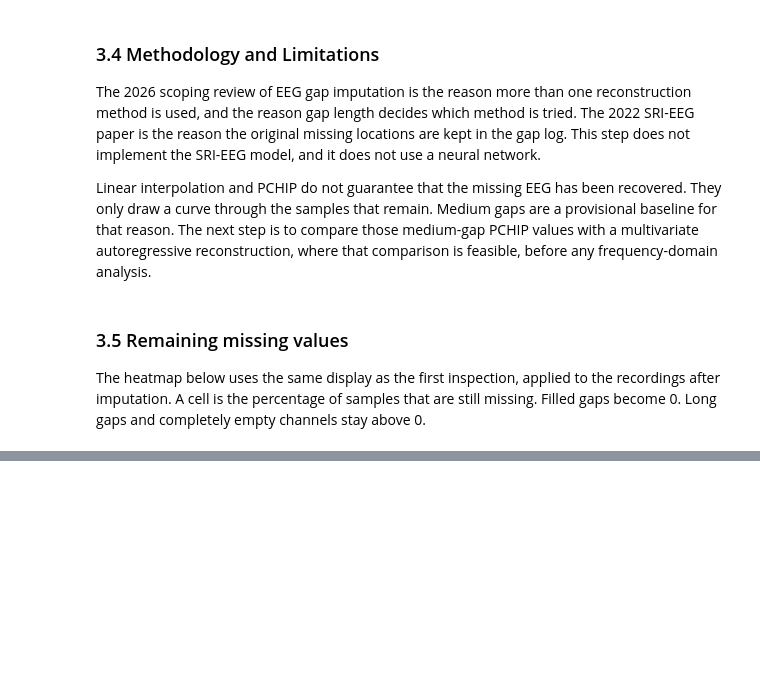
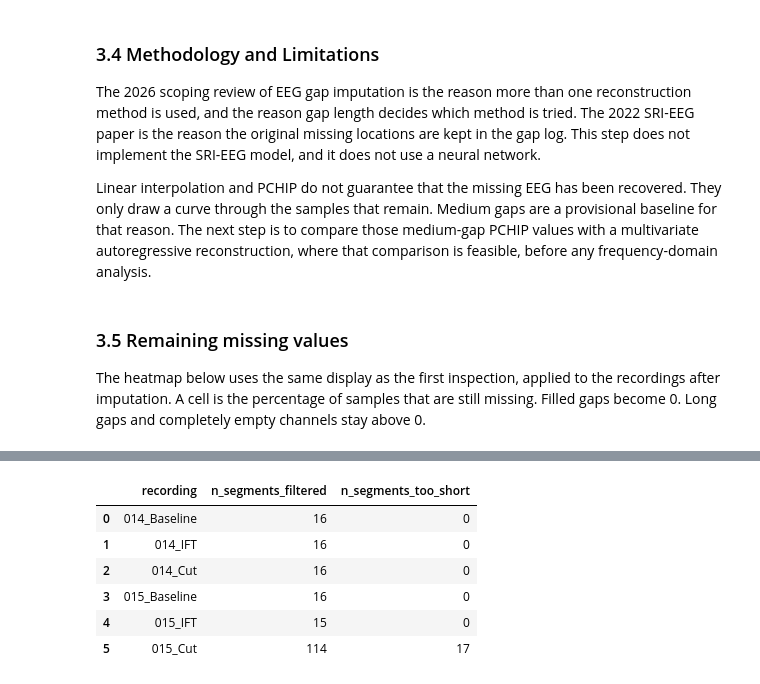
Before and after one commit to YossiAkerman/eeg_anesthesia, a Jupyter notebook: EEG_Research.ipynb, the cells around one changed output, grey strips where cells are left out. Drawn from its saved outputs; the diff is of its cells as text; code cells hidden in the pictures; blank space fills up the shorter version.

```diff
--- a/EEG_Research.ipynb
+++ b/EEG_Research.ipynb
@@ -205,0 +220,18 @@ missing_after_fig = eeg.plot_missing_percentages(imputed_dataset)
+# %%
+filtered_recordings = {}
+filter_counts = []
+for key, imputed in imputed_recordings.items():
+    filtered, counts = eeg.bandpass_recording(imputed)
+    filtered_recordings[key] = filtered
+    filter_counts.append({"recording": key, **counts})
+
+filter_summary = pd.DataFrame(filter_counts)
+filter_summary
+# %% [output]
+|  | recording | n_segments_filtered | n_segments_too_short |
+| 0 | 014_Baseline | 16 | 0 |
+| 1 | 014_IFT | 16 | 0 |
+| 2 | 014_Cut | 16 | 0 |
+| 3 | 015_Baseline | 16 | 0 |
+| 4 | 015_IFT | 15 | 0 |
+| 5 | 015_Cut | 114 | 17 |
```
Also changed, not shown: parts of 5 cells of this notebook, 1 other file.
